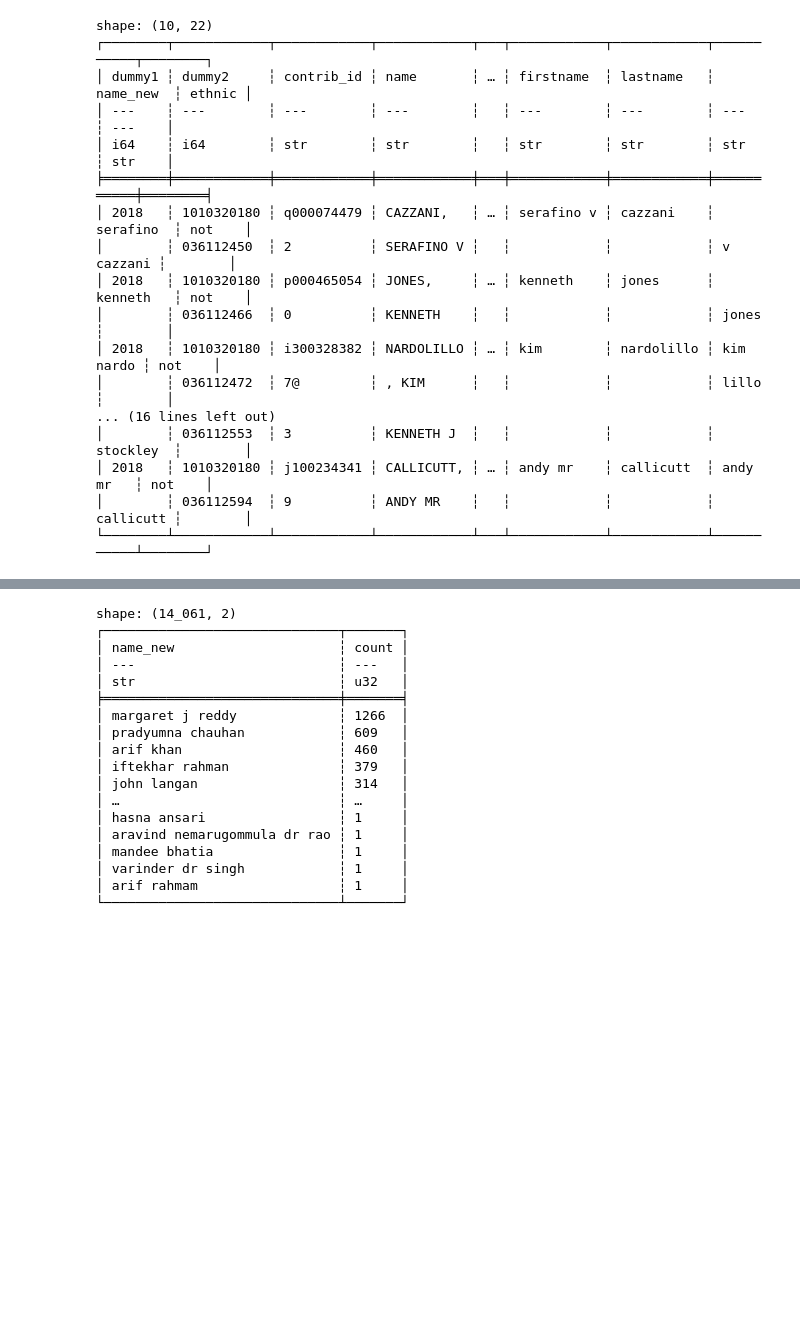
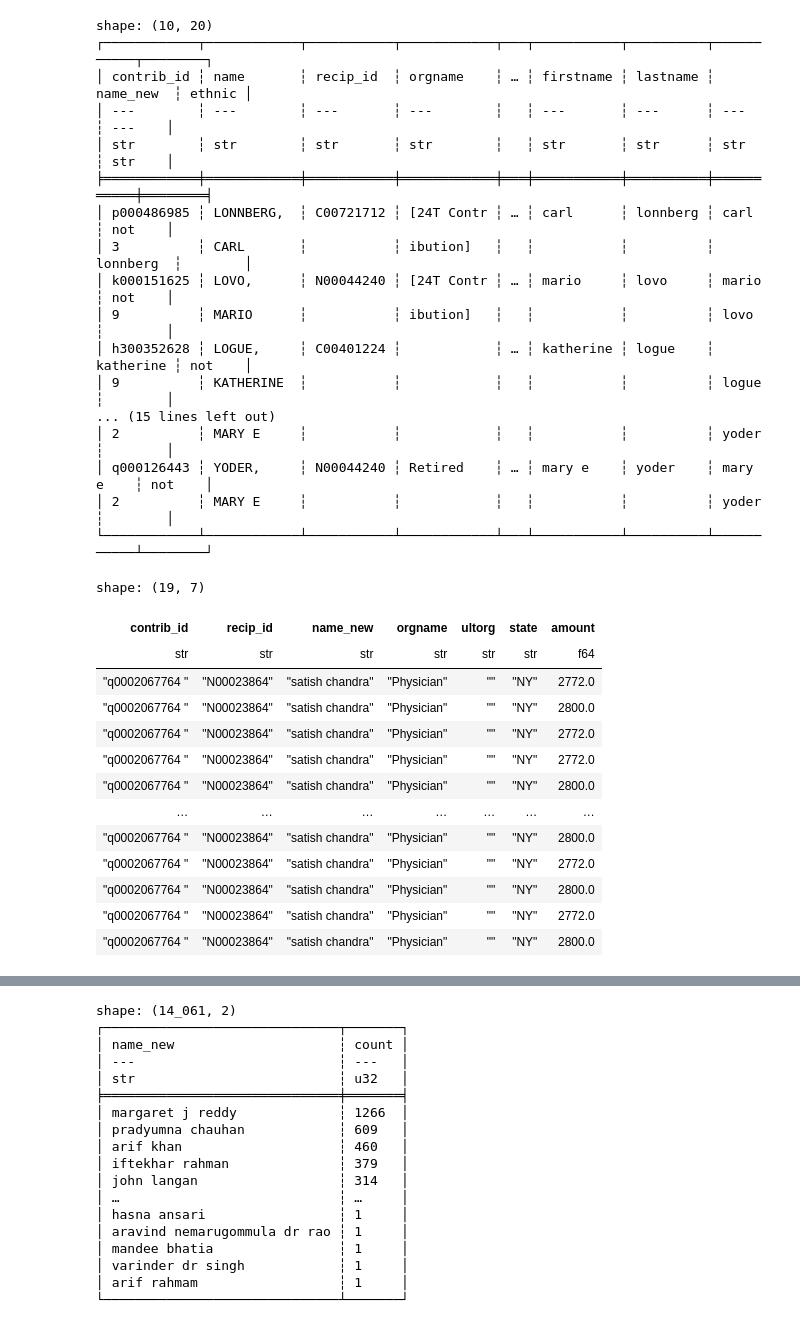
Before and after one commit to kkkarnav/indianamericancontributions, a Jupyter notebook: df_stats.ipynb, the cells around one changed output, grey strips where cells are left out. Cells and saved outputs as stored; diff of their text form; code cells hidden in the pictures; blank space fills up the shorter version.

```diff
--- a/df_stats.ipynb
+++ b/df_stats.ipynb
@@ -21,8 +21,8 @@ import pickle
 tqdm.pandas()
 warnings.filterwarnings("ignore")
 # %%
-year = 18
-df_csv = f"./output/df{year}_pred_lastname.csv"
+year = 20
+df_csv = f"./data/df{year}_with_pred_lastname.csv"
 cands_csv = f"./data/CampaignFin{year}/cands{year}.txt"
 # %%
 lf = (
@@ -36,20 +36,38 @@ lf = (
 df = lf.collect(streaming=True)
 print(df.head(10))
 # %% [output]
-shape: (10, 22)
-┌────────┬────────────┬────────────┬────────────┬───┬────────────┬────────────┬───────────┬────────┐
-│ dummy1 ┆ dummy2     ┆ contrib_id ┆ name       ┆ … ┆ firstname  ┆ lastname   ┆ name_new  ┆ ethnic │
-│ ---    ┆ ---        ┆ ---        ┆ ---        ┆   ┆ ---        ┆ ---        ┆ ---       ┆ ---    │
-│ i64    ┆ i64        ┆ str        ┆ str        ┆   ┆ str        ┆ str        ┆ str       ┆ str    │
-╞════════╪════════════╪════════════╪════════════╪═══╪════════════╪════════════╪═══════════╪════════╡
-│ 2018   ┆ 1010320180 ┆ q000074479 ┆ CAZZANI,   ┆ … ┆ serafino v ┆ cazzani    ┆ serafino  ┆ not    │
-│        ┆ 036112450  ┆ 2          ┆ SERAFINO V ┆   ┆            ┆            ┆ v cazzani ┆        │
-│ 2018   ┆ 1010320180 ┆ p000465054 ┆ JONES,     ┆ … ┆ kenneth    ┆ jones      ┆ kenneth   ┆ not    │
-│        ┆ 036112466  ┆ 0          ┆ KENNETH    ┆   ┆            ┆            ┆ jones     ┆        │
-│ 2018   ┆ 1010320180 ┆ i300328382 ┆ NARDOLILLO ┆ … ┆ kim        ┆ nardolillo ┆ kim nardo ┆ not    │
-│        ┆ 036112472  ┆ 7@         ┆ , KIM      ┆   ┆            ┆            ┆ lillo     ┆        │
-... (16 lines left out)
-│        ┆ 036112553  ┆ 3          ┆ KENNETH J  ┆   ┆            ┆            ┆ stockley  ┆        │
-│ 2018   ┆ 1010320180 ┆ j100234341 ┆ CALLICUTT, ┆ … ┆ andy mr    ┆ callicutt  ┆ andy mr   ┆ not    │
-│        ┆ 036112594  ┆ 9          ┆ ANDY MR    ┆   ┆            ┆            ┆ callicutt ┆        │
-└────────┴────────────┴────────────┴────────────┴───┴────────────┴────────────┴───────────┴────────┘
+shape: (10, 20)
+┌────────────┬────────────┬───────────┬────────────┬───┬───────────┬──────────┬───────────┬────────┐
+│ contrib_id ┆ name       ┆ recip_id  ┆ orgname    ┆ … ┆ firstname ┆ lastname ┆ name_new  ┆ ethnic │
+│ ---        ┆ ---        ┆ ---       ┆ ---        ┆   ┆ ---       ┆ ---      ┆ ---       ┆ ---    │
+│ str        ┆ str        ┆ str       ┆ str        ┆   ┆ str       ┆ str      ┆ str       ┆ str    │
+╞════════════╪════════════╪═══════════╪════════════╪═══╪═══════════╪══════════╪═══════════╪════════╡
+│ p000486985 ┆ LONNBERG,  ┆ C00721712 ┆ [24T Contr ┆ … ┆ carl      ┆ lonnberg ┆ carl      ┆ not    │
+│ 3          ┆ CARL       ┆           ┆ ibution]   ┆   ┆           ┆          ┆ lonnberg  ┆        │
+│ k000151625 ┆ LOVO,      ┆ N00044240 ┆ [24T Contr ┆ … ┆ mario     ┆ lovo     ┆ mario     ┆ not    │
+│ 9          ┆ MARIO      ┆           ┆ ibution]   ┆   ┆           ┆          ┆ lovo      ┆        │
+│ h300352628 ┆ LOGUE,     ┆ C00401224 ┆            ┆ … ┆ katherine ┆ logue    ┆ katherine ┆ not    │
+│ 9          ┆ KATHERINE  ┆           ┆            ┆   ┆           ┆          ┆ logue     ┆        │
+... (15 lines left out)
+│ 2          ┆ MARY E     ┆           ┆            ┆   ┆           ┆          ┆ yoder     ┆        │
+│ q000126443 ┆ YODER,     ┆ N00044240 ┆ Retired    ┆ … ┆ mary e    ┆ yoder    ┆ mary e    ┆ not    │
+│ 2          ┆ MARY E     ┆           ┆            ┆   ┆           ┆          ┆ yoder     ┆        │
+└────────────┴────────────┴───────────┴────────────┴───┴───────────┴──────────┴───────────┴────────┘
+# %%
+# filter the polars df for rows where name_new == satish chandra
+df.filter((pl.col("contrib_id") == "q0002067764 ") & (pl.col("recip_id") == "N00023864") & (pl.col("amount") > 0))[["contrib_id", "recip_id", "name_new", "orgname", "ultorg", "state", "amount"]]
+# %% [output]
+shape: (19, 7)
+| contrib_id | recip_id | name_new | orgname | ultorg | state | amount |
+| str | str | str | str | str | str | f64 |
+| "q0002067764 " | "N00023864" | "satish chandra" | "Physician" | "" | "NY" | 2772.0 |
+| "q0002067764 " | "N00023864" | "satish chandra" | "Physician" | "" | "NY" | 2800.0 |
+| "q0002067764 " | "N00023864" | "satish chandra" | "Physician" | "" | "NY" | 2772.0 |
+| "q0002067764 " | "N00023864" | "satish chandra" | "Physician" | "" | "NY" | 2772.0 |
+| "q0002067764 " | "N00023864" | "satish chandra" | "Physician" | "" | "NY" | 2800.0 |
+| … | … | … | … | … | … | … |
+| "q0002067764 " | "N00023864" | "satish chandra" | "Physician" | "" | "NY" | 2800.0 |
+| "q0002067764 " | "N00023864" | "satish chandra" | "Physician" | "" | "NY" | 2772.0 |
+| "q0002067764 " | "N00023864" | "satish chandra" | "Physician" | "" | "NY" | 2800.0 |
+| "q0002067764 " | "N00023864" | "satish chandra" | "Physician" | "" | "NY" | 2772.0 |
+| "q0002067764 " | "N00023864" | "satish chandra" | "Physician" | "" | "NY" | 2800.0 |
```
Also changed, not shown: parts of 4 cells of this notebook, 4 other files.
